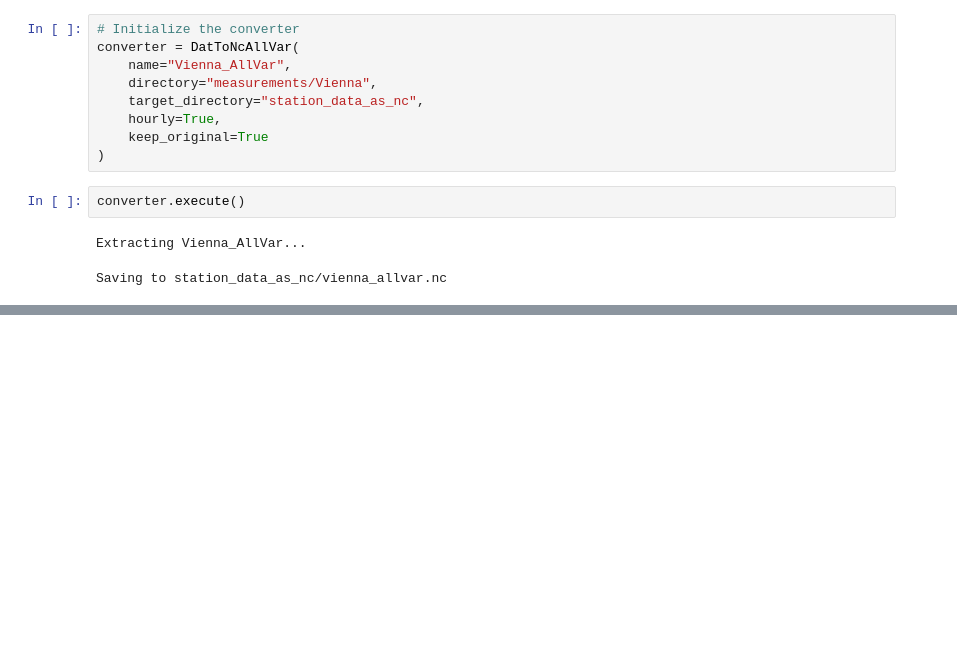
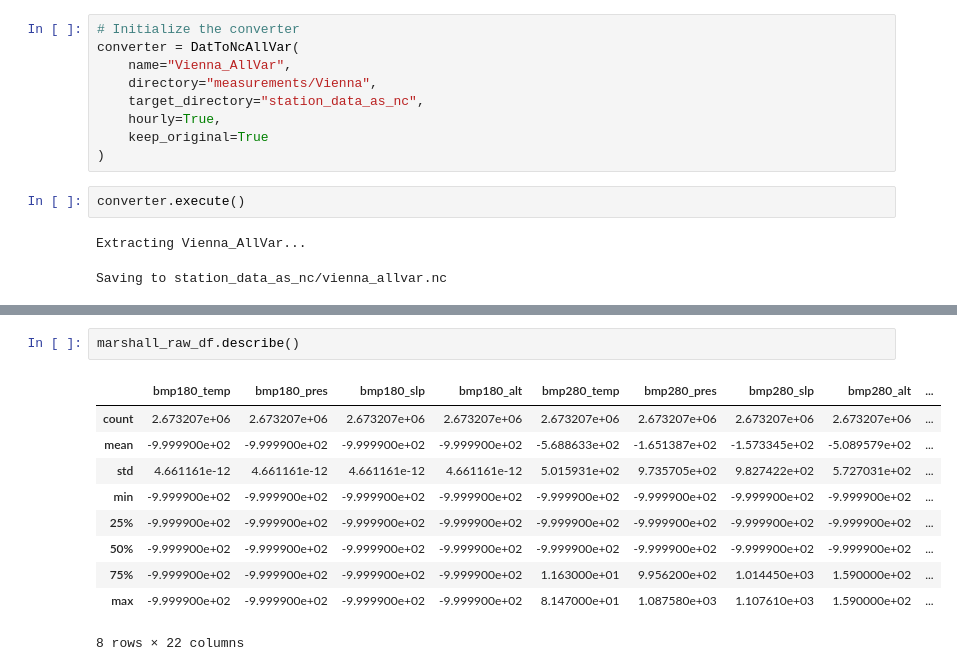
Before and after one commit to Ferdinand1123/digital-twin-for-weather-station, a Jupyter notebook: eda2.ipynb, the cells around one changed output, grey strips where cells are left out. Drawn from its saved outputs; the diff is of its cells as text; blank space fills up the shorter version.

```diff
--- a/eda2.ipynb
+++ b/eda2.ipynb
@@ -48,0 +103,13 @@ datetime
+# %%
+marshall_raw_df.describe()
+# %% [output]
+|  | bmp180_temp | bmp180_pres | bmp180_slp | bmp180_alt | bmp280_temp | bmp280_pres | bmp280_slp | bmp280_alt | ... |
+| count | 2.673207e+06 | 2.673207e+06 | 2.673207e+06 | 2.673207e+06 | 2.673207e+06 | 2.673207e+06 | 2.673207e+06 | 2.673207e+06 | ... |
+| mean | -9.999900e+02 | -9.999900e+02 | -9.999900e+02 | -9.999900e+02 | -5.688633e+02 | -1.651387e+02 | -1.573345e+02 | -5.089579e+02 | ... |
+| std | 4.661161e-12 | 4.661161e-12 | 4.661161e-12 | 4.661161e-12 | 5.015931e+02 | 9.735705e+02 | 9.827422e+02 | 5.727031e+02 | ... |
+| min | -9.999900e+02 | -9.999900e+02 | -9.999900e+02 | -9.999900e+02 | -9.999900e+02 | -9.999900e+02 | -9.999900e+02 | -9.999900e+02 | ... |
+| 25% | -9.999900e+02 | -9.999900e+02 | -9.999900e+02 | -9.999900e+02 | -9.999900e+02 | -9.999900e+02 | -9.999900e+02 | -9.999900e+02 | ... |
+| 50% | -9.999900e+02 | -9.999900e+02 | -9.999900e+02 | -9.999900e+02 | -9.999900e+02 | -9.999900e+02 | -9.999900e+02 | -9.999900e+02 | ... |
+| 75% | -9.999900e+02 | -9.999900e+02 | -9.999900e+02 | -9.999900e+02 | 1.163000e+01 | 9.956200e+02 | 1.014450e+03 | 1.590000e+02 | ... |
+| max | -9.999900e+02 | -9.999900e+02 | -9.999900e+02 | -9.999900e+02 | 8.147000e+01 | 1.087580e+03 | 1.107610e+03 | 1.590000e+02 | ... |
+8 rows × 22 columns
```
Also changed, not shown: parts of 28 cells of this notebook, 1 other file.
